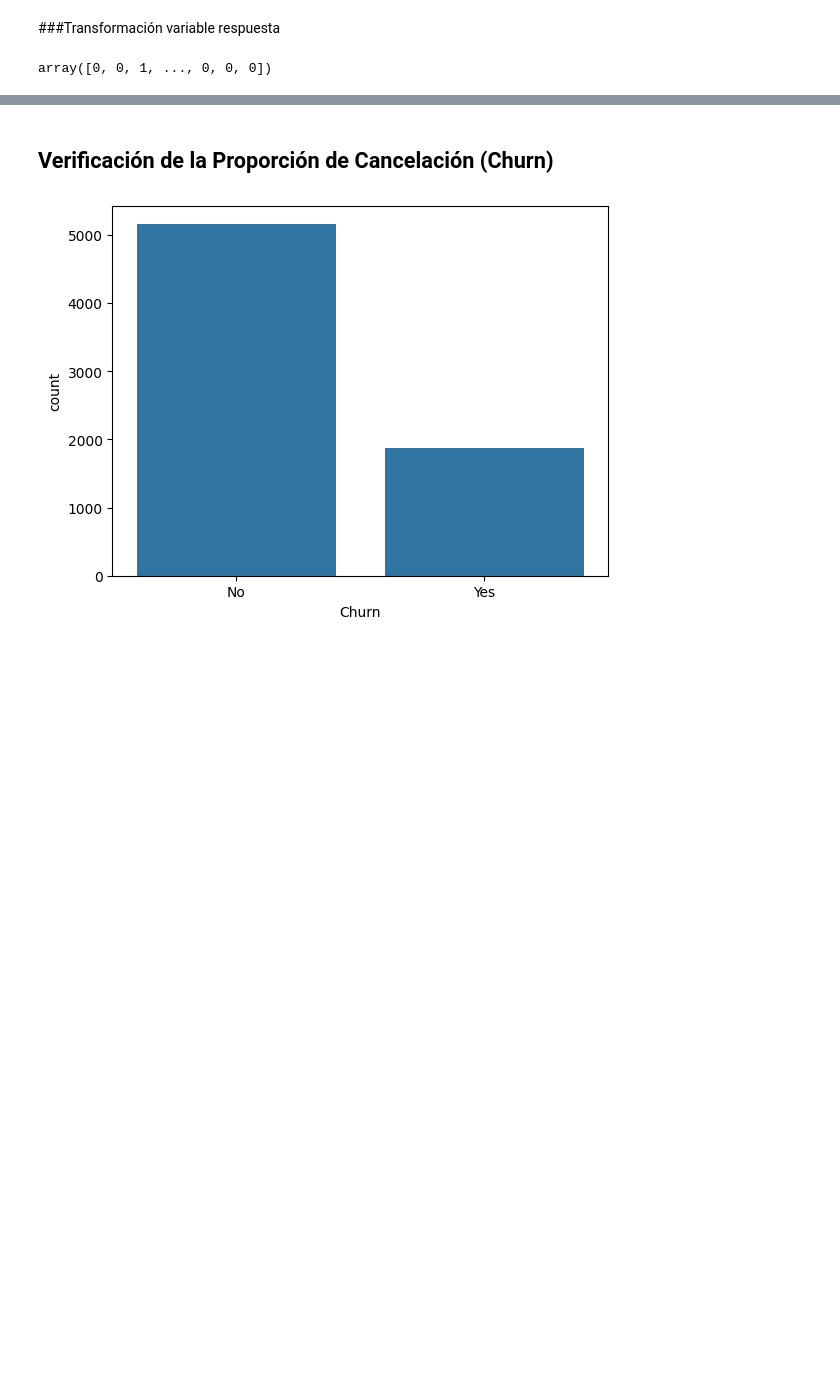
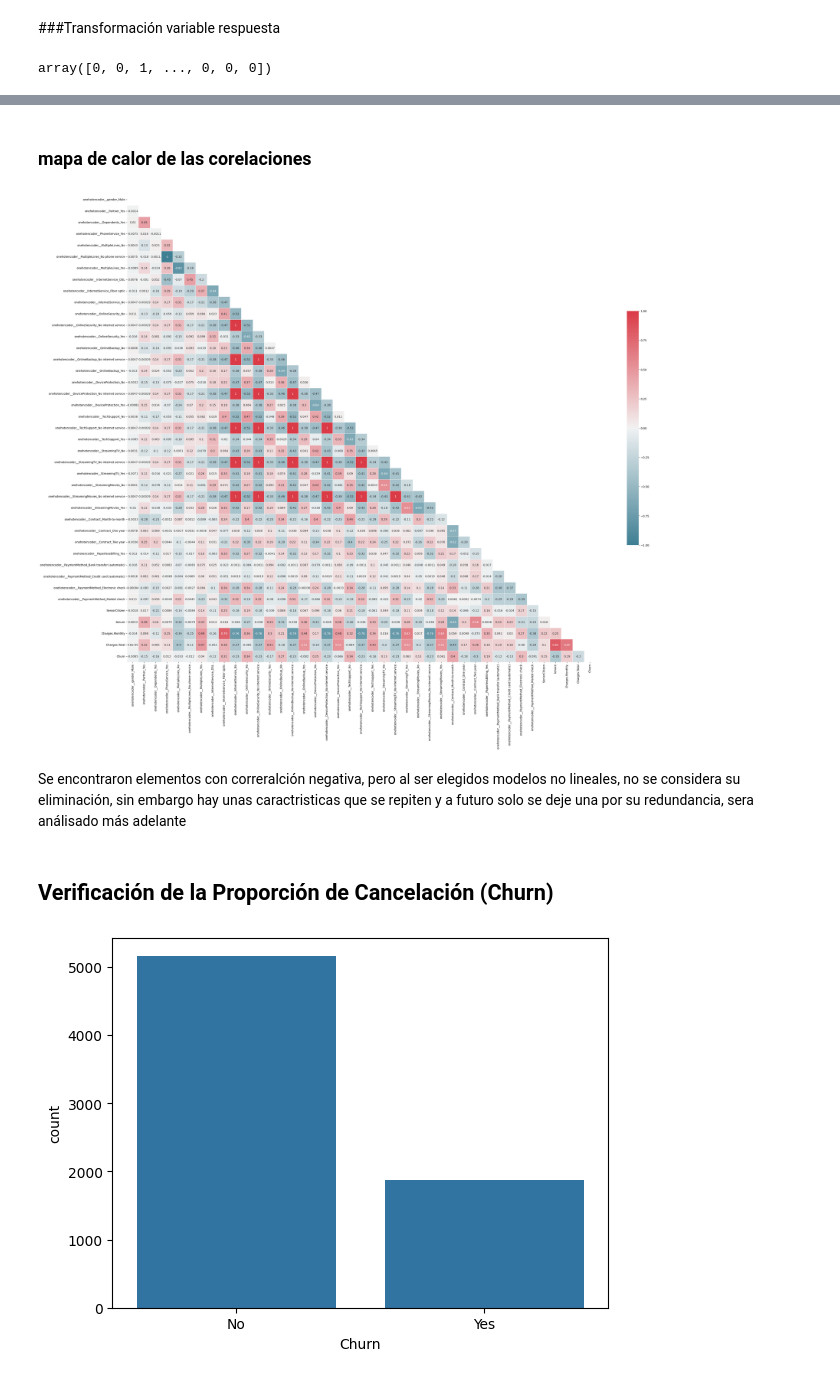
Before and after one commit to Cristiand056/TelecomX_parte2_Latam, a Jupyter notebook: TelecomX_parte2_Latam.ipynb, the cells around one changed output, grey strips where cells are left out. Cells and saved outputs as stored; diff of their text form; code cells hidden in the pictures; blank space fills up the shorter version.

```diff
--- a/TelecomX_parte2_Latam.ipynb
+++ b/TelecomX_parte2_Latam.ipynb
@@ -167,0 +170,2 @@ array([0, 0, 1, ..., 0, 0, 0])
+# %%
+datos_procesados = pd.DataFrame(X, columns=one_hot.get_feature_names_out(columnas)).join(y_n).reset_index(drop=True)
@@ -167,0 +188,2 @@ array([0, 0, 1, ..., 0, 0, 0])
+# %%
+datos_procesados.columns = datos_procesados.columns.str.replace('remainder__','')
@@ -167,0 +208,3 @@ array([0, 0, 1, ..., 0, 0, 0])
+# %%
+corr = datos_procesados.corr()
+corr['Churn'].sort_values(ascending=False)
@@ -167,0 +230,2 @@ array([0, 0, 1, ..., 0, 0, 0])
+# %% [markdown]
+### mapa de calor de las corelaciones
@@ -168,2 +236,18 @@ array([0, 0, 1, ..., 0, 0, 0])
+# %%
+mascara = np.zeros_like(corr, dtype=bool)
+mascara[np.triu_indices_from(mascara)] = True
+# %%
+f, ax = plt.subplots(figsize=(40, 30))
+
+cmap = sns.diverging_palette(220, 10, as_cmap=True)
+
+sns.heatmap(corr, mask=mascara, cmap=cmap, vmax=1, vmin=-1, center=0,
+            square=True, linewidths=.5, annot=True, cbar_kws={"shrink": .5})
+
+plt.show()
+# %% [output]
+[figure, added]
+# %% [markdown]
+<p>Se encontraron elementos con correralción negativa, pero al ser elegidos modelos no lineales, no se considera su eliminación, sin embargo hay unas caractristicas que se repiten y a futuro solo se deje una por su redundancia, sera análisado más adelante
 # %% [markdown]
 ## Verificación de la Proporción de Cancelación (Churn)
```
Also changed, not shown: parts of 31 cells of this notebook.
